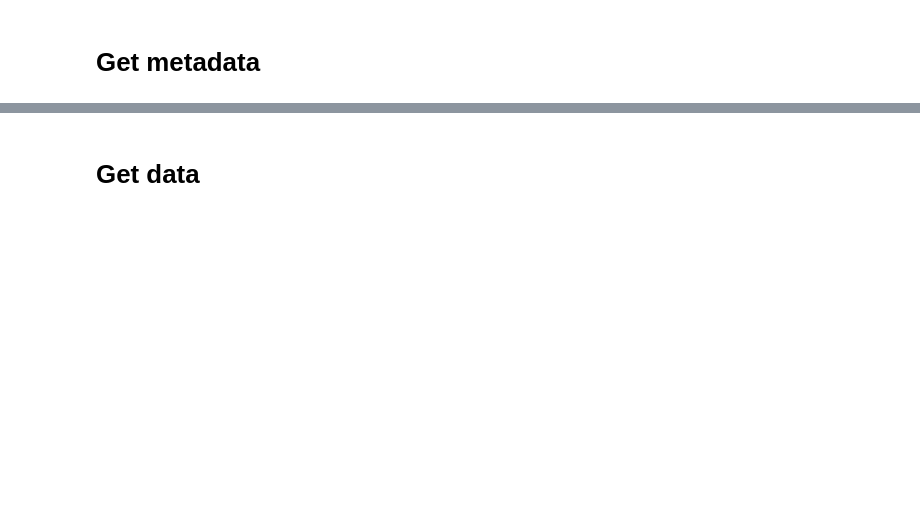
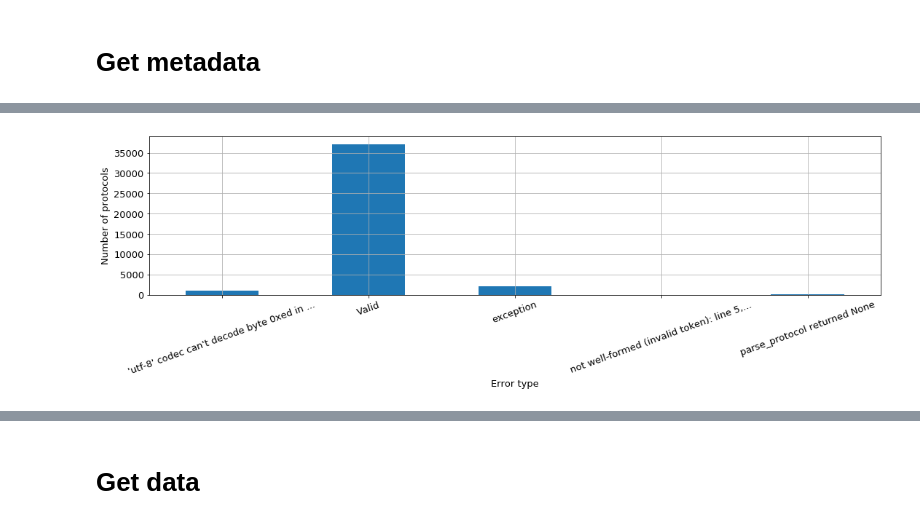
Before and after one commit to ruelian/KnessetClassifier, a Jupyter notebook: Loader.ipynb, the cells around one changed output, grey strips where cells are left out. Saved outputs shown, nothing was run; the diff lists cells and outputs as text; code cells hidden in the pictures; blank space fills up the shorter version.

```diff
--- a/Loader.ipynb
+++ b/Loader.ipynb
@@ -50,0 +110,10 @@ meta.rename(columns={'DocumentCommitteeSessionID':'ID'}, inplace=True)
+# %%
+plt.figure(figsize=(18,4))
+meta.ID.groupby([(e[:40]+('...' if len(e)>40 else '')) if type(e) is str else 'Valid'
+                 for e in meta.error]).count().plot(kind='bar')
+plt.xlabel('Error type')
+plt.ylabel('Number of protocols')
+plt.xticks(rotation=20)
+plt.grid()
+# %% [output]
+[figure, added]
```
Also changed, not shown: parts of 26 cells of this notebook, 2 other files.
